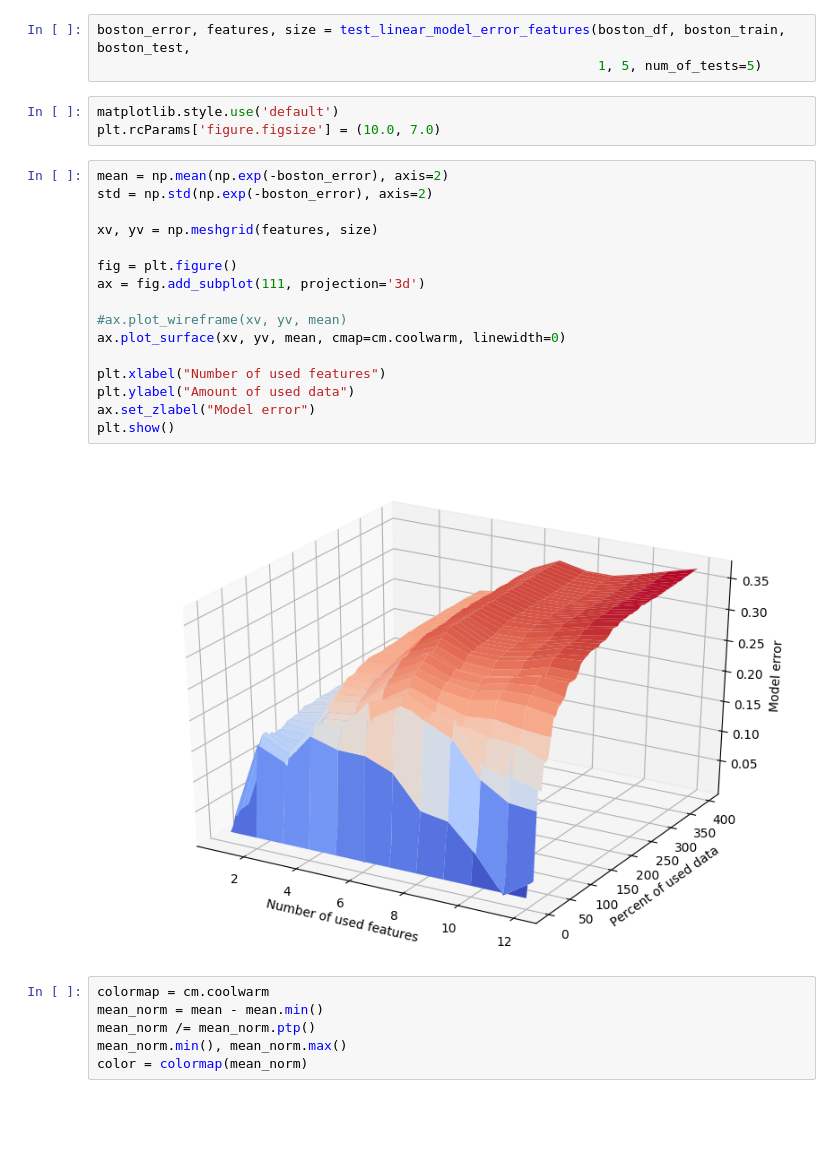
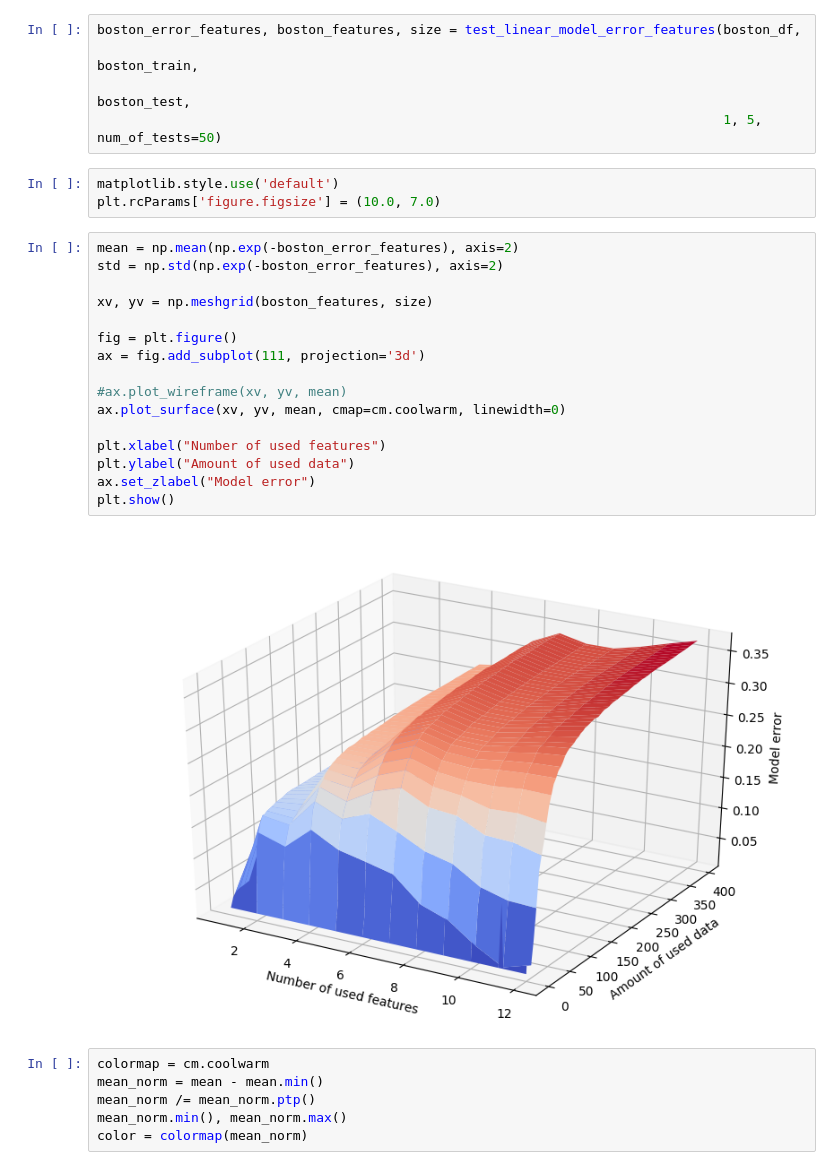
Before and after one commit to Intelligent-Systems-Phystech/ProjectSampleSize, a Jupyter notebook: BostonAnalysis.ipynb, the cells around one changed output. Drawn from its saved outputs; the diff is of its cells as text; blank space fills up the shorter version.

Commit message:
notebook with errors

```diff
--- a/BostonAnalysis.ipynb
+++ b/BostonAnalysis.ipynb
@@ -247,29 +278,31 @@ def test_linear_model_error_features(data, train_data, test_data, init_size, ste
     features = list(range(1,len(features_order)+1))
     return np.array(error), features, size
 # %%
-boston_error, features, size = test_linear_model_error_features(boston_df, boston_train, boston_test,
-                                                                1, 5, num_of_tests=5)
+boston_error_features, boston_features, size = test_linear_model_error_features(boston_df,
+                                                                                boston_train,
+                                                                                boston_test,
+                                                                                1, 5, num_of_tests=50)
 # %%
 matplotlib.style.use('default')
 plt.rcParams['figure.figsize'] = (10.0, 7.0)
 # %%
-mean = np.mean(np.exp(-boston_error), axis=2)
-std = np.std(np.exp(-boston_error), axis=2)
+mean = np.mean(np.exp(-boston_error_features), axis=2)
+std = np.std(np.exp(-boston_error_features), axis=2)
 
-xv, yv = np.meshgrid(features, size)
+xv, yv = np.meshgrid(boston_features, size)
 
 fig = plt.figure()
 ax = fig.add_subplot(111, projection='3d')
 
 #ax.plot_wireframe(xv, yv, mean)
 ax.plot_surface(xv, yv, mean, cmap=cm.coolwarm, linewidth=0)
 
 plt.xlabel("Number of used features")
 plt.ylabel("Amount of used data")
 ax.set_zlabel("Model error")
 plt.show()
 # %% [output]
-[figure, old version]
+[figure, new version]
 # %%
 colormap = cm.coolwarm
 mean_norm = mean - mean.min()
```
Also changed, not shown: parts of 68 cells of this notebook, 1 other file.
